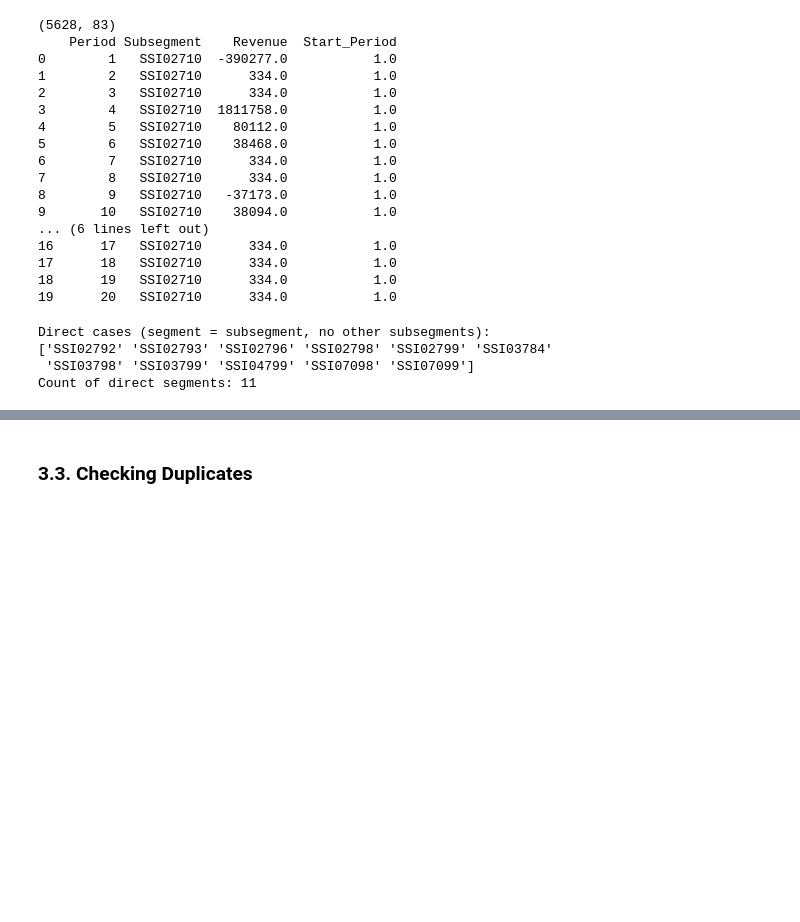
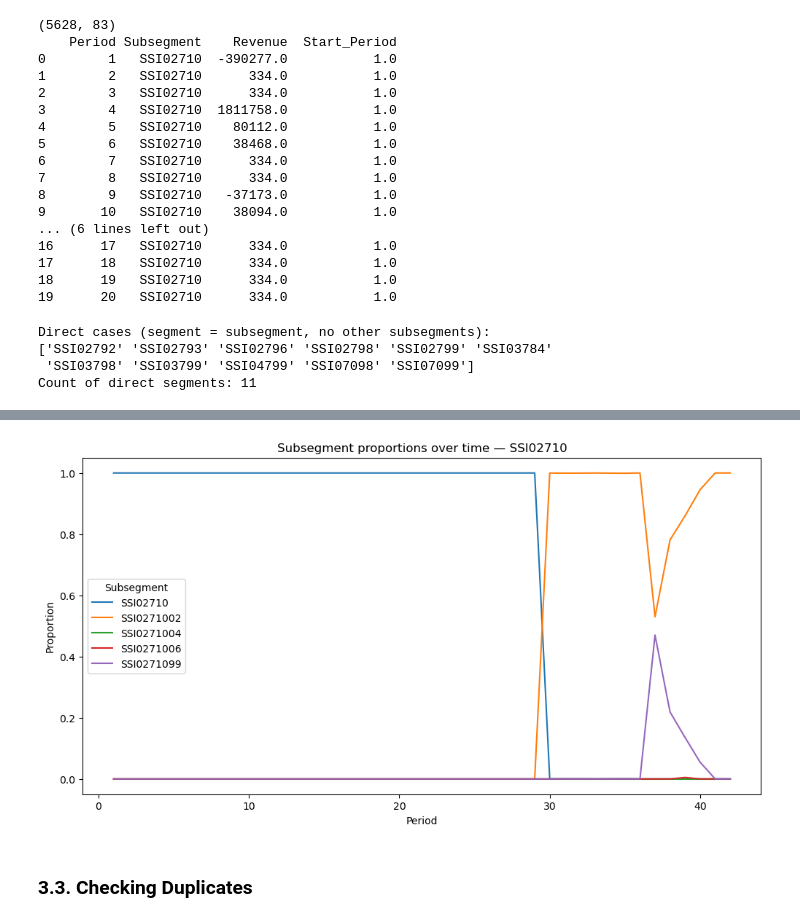
Before and after one commit to Alanog10/Siemens, a Jupyter notebook: Middle-Out.ipynb, the cells around one changed output, grey strips where cells are left out. Saved outputs shown, nothing was run; the diff lists cells and outputs as text; code cells hidden in the pictures; blank space fills up the shorter version.

```diff
--- a/Middle-Out.ipynb
+++ b/Middle-Out.ipynb
@@ -261,3 +163,33 @@ dtype: int64
+# %%
+# compute proportions
+df_prop = (
+    df_merged.groupby(['Period', 'Segment', 'Subsegment'])['Revenue']
+    .sum()
+    .reset_index()
+)
+
+# total per segment
+df_total = (
+    df_prop.groupby(['Period', 'Segment'])['Revenue']
+    .sum()
+    .reset_index()
+    .rename(columns={'Revenue': 'Segment_Revenue'})
+)
+
+df_prop = df_prop.merge(df_total, on=['Period', 'Segment'])
+df_prop['Proportion'] = df_prop['Revenue'] / df_prop['Segment_Revenue']
+
+# plot for a sample segment
+sample_segment = df_prop['Segment'].unique()[0]
+
+df_sample = df_prop[df_prop['Segment'] == sample_segment]
+
+plt.figure(figsize=(12,6))
+sns.lineplot(data=df_sample, x='Period', y='Proportion', hue='Subsegment')
+plt.title(f"Subsegment proportions over time — {sample_segment}")
+plt.show()
+# %% [output]
+[figure, added]
 # %% [markdown]
 ### 3.3. Checking Duplicates
 # %%
```
Also changed, not shown: parts of 15 cells of this notebook.
